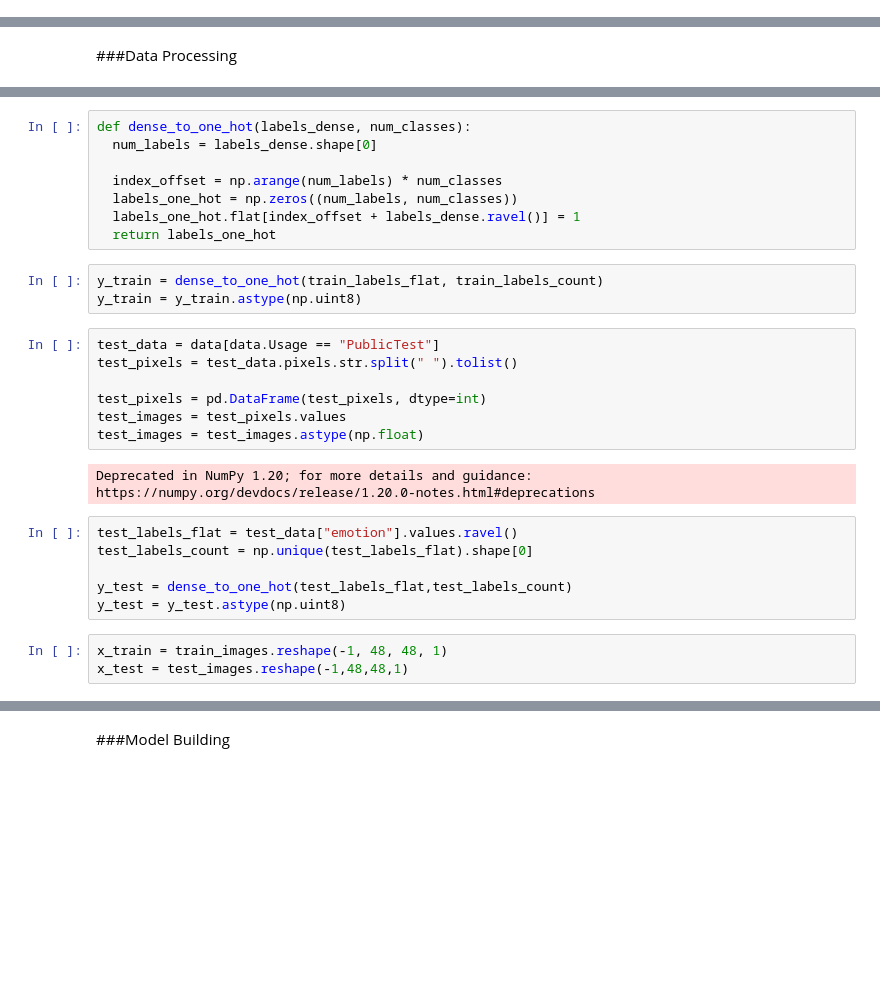
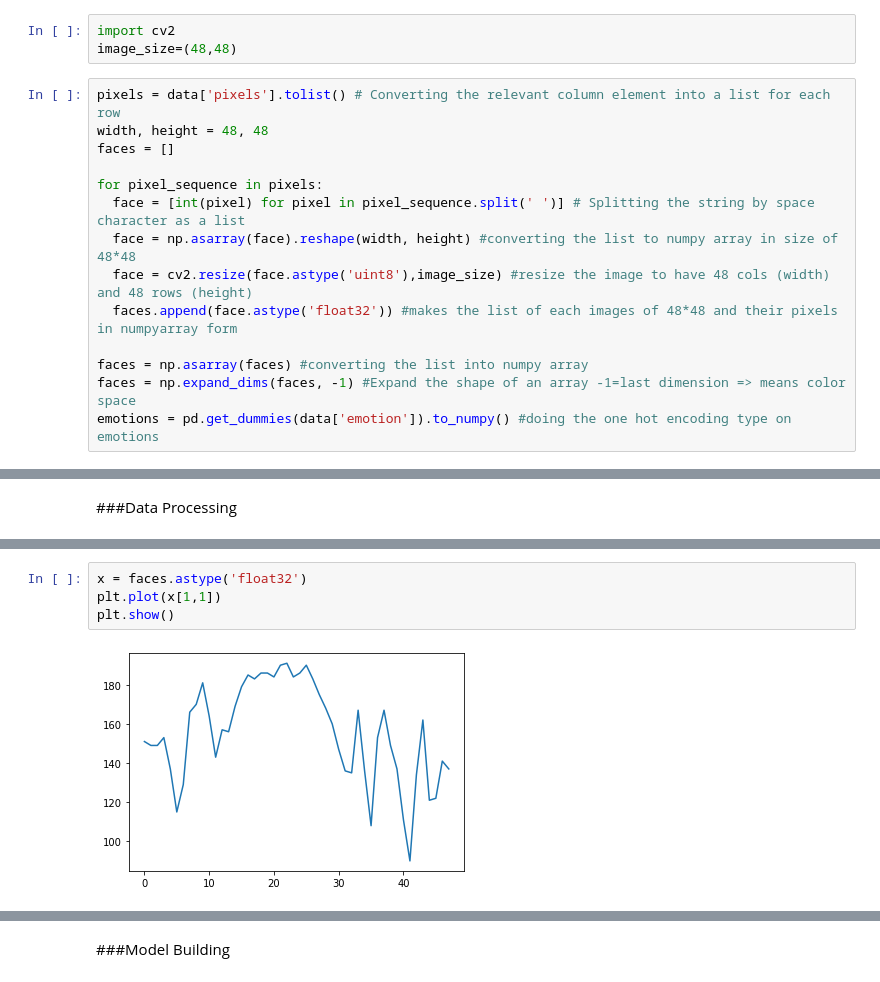
Before and after one commit to BeytullahAksoy/measuring-happiness-around-the-world, a Jupyter notebook: emotionclassification/emotion_recognition_multiclass.ipynb, the cells around one changed output, grey strips where cells are left out. Drawn from its saved outputs; the diff is of its cells as text; blank space fills up the shorter version.

```diff
--- a/emotionclassification/emotion_recognition_multiclass.ipynb
+++ b/emotionclassification/emotion_recognition_multiclass.ipynb
@@ -56,0 +101,17 @@ See the caveats in the documentation: https://pandas.pydata.org/pandas-docs/stab
+# %%
+import cv2
+image_size=(48,48)
+# %%
+pixels = data['pixels'].tolist() # Converting the relevant column element into a list for each row
+width, height = 48, 48
+faces = []
+
+for pixel_sequence in pixels:
+  face = [int(pixel) for pixel in pixel_sequence.split(' ')] # Splitting the string by space character as a list
+  face = np.asarray(face).reshape(width, height) #converting the list to numpy array in size of 48*48
+  face = cv2.resize(face.astype('uint8'),image_size) #resize the image to have 48 cols (width) and 48 rows (height)
+  faces.append(face.astype('float32')) #makes the list of each images of 48*48 and their pixels in numpyarray form
+
+faces = np.asarray(faces) #converting the list into numpy array
+faces = np.expand_dims(faces, -1) #Expand the shape of an array -1=last dimension => means color space
+emotions = pd.get_dummies(data['emotion']).to_numpy() #doing the one hot encoding type on emotions
@@ -72,29 +152,6 @@ train_labels_count = np.unique(train_labels_flat).shape[0]
-# %%
-def dense_to_one_hot(labels_dense, num_classes):
-  num_labels = labels_dense.shape[0]
-
-  index_offset = np.arange(num_labels) * num_classes
-  labels_one_hot = np.zeros((num_labels, num_classes))
-  labels_one_hot.flat[index_offset + labels_dense.ravel()] = 1
-  return labels_one_hot
-# %%
-y_train = dense_to_one_hot(train_labels_flat, train_labels_count)
-y_train = y_train.astype(np.uint8)
-# %%
-test_data = data[data.Usage == "PublicTest"]
-test_pixels = test_data.pixels.str.split(" ").tolist()
-
-test_pixels = pd.DataFrame(test_pixels, dtype=int)
-test_images = test_pixels.values
-test_images = test_images.astype(np.float)
-# %% [output]
-Deprecated in NumPy 1.20; for more details and guidance: https://numpy.org/devdocs/release/1.20.0-notes.html#deprecations
-# %%
-test_labels_flat = test_data["emotion"].values.ravel()
-test_labels_count = np.unique(test_labels_flat).shape[0]
-
-y_test = dense_to_one_hot(test_labels_flat,test_labels_count)
-y_test = y_test.astype(np.uint8)
-# %%
-x_train = train_images.reshape(-1, 48, 48, 1)
-x_test = test_images.reshape(-1,48,48,1)
+# %%
+x = faces.astype('float32')
+plt.plot(x[1,1])
+plt.show()
+# %% [output]
+[figure, added]
```
Also changed, not shown: parts of 43 cells of this notebook, 2 other files.
